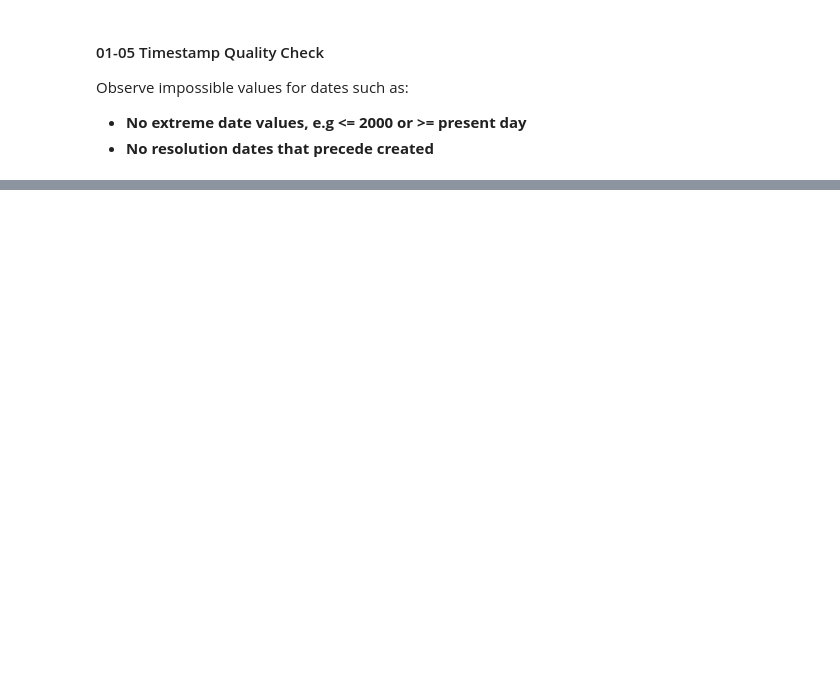
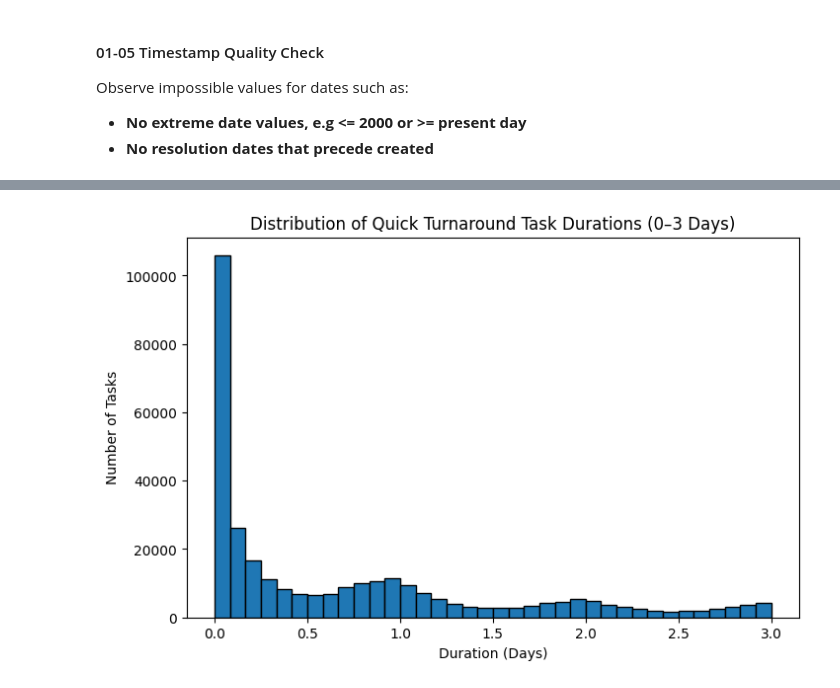
Before and after one commit to OmarElgaafary/Task-Duration-Classifier, a Jupyter notebook: notebooks/01-exploratory-data-analysis.ipynb, the cells around one changed output, grey strips where cells are left out. Cells and saved outputs as stored; diff of their text form; code cells hidden in the pictures; blank space fills up the shorter version.

```diff
--- a/notebooks/01-exploratory-data-analysis.ipynb
+++ b/notebooks/01-exploratory-data-analysis.ipynb
@@ -216,0 +294,19 @@ plt.show()
+# %%
+quick_df = cleaned_df[
+    (cleaned_df["duration_days"] >= 0) &
+    (cleaned_df["duration_days"] <= 3)
+]
+
+plt.figure(figsize=(8, 5))
+
+# each rectangle represents 2 hrs
+
+plt.hist(quick_df["duration_days"], bins=36, edgecolor="black")
+
+plt.title("Distribution of Quick Turnaround Task Durations (0–3 Days)")
+plt.xlabel("Duration (Days)")
+plt.ylabel("Number of Tasks")
+
+plt.show()
+# %% [output]
+[figure, added]
```
Also changed, not shown: parts of 11 cells of this notebook.
